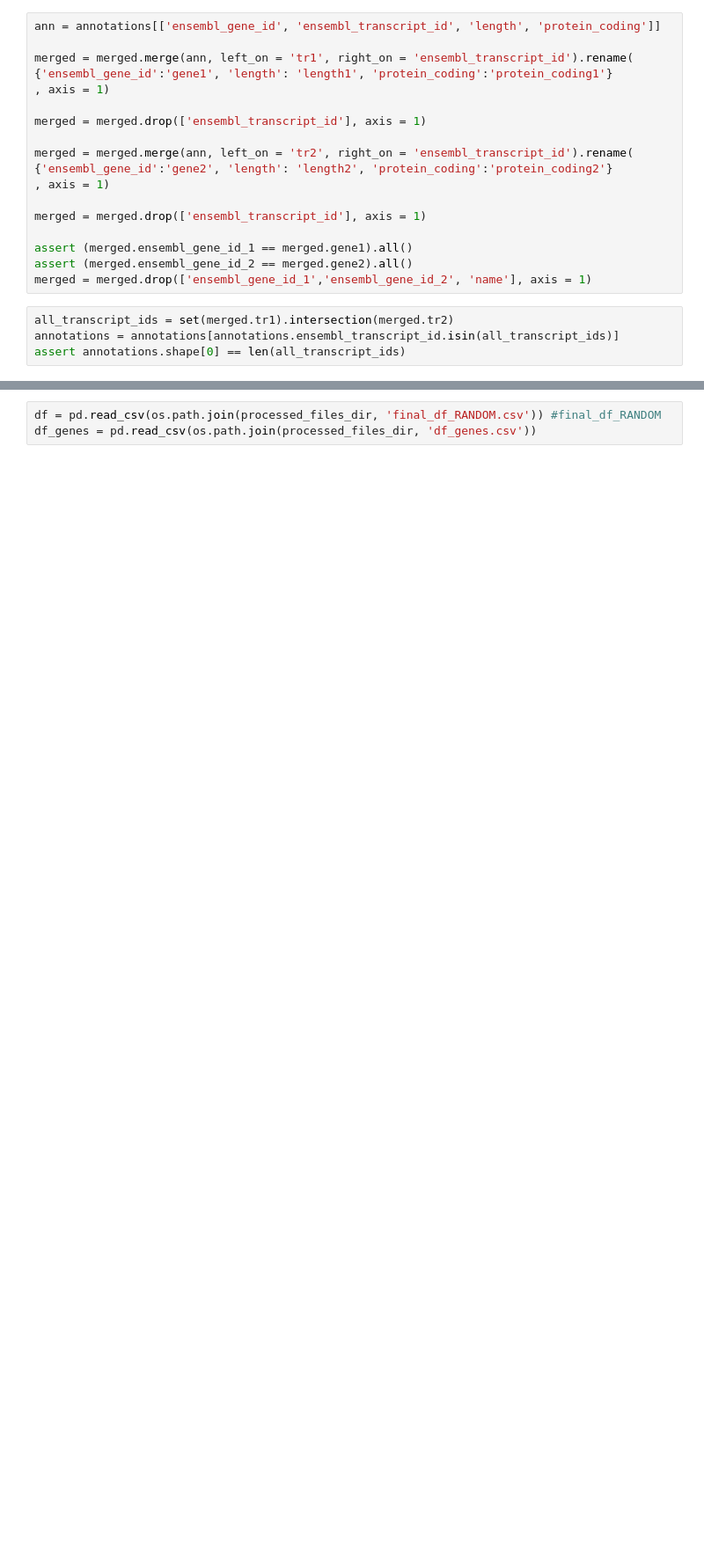
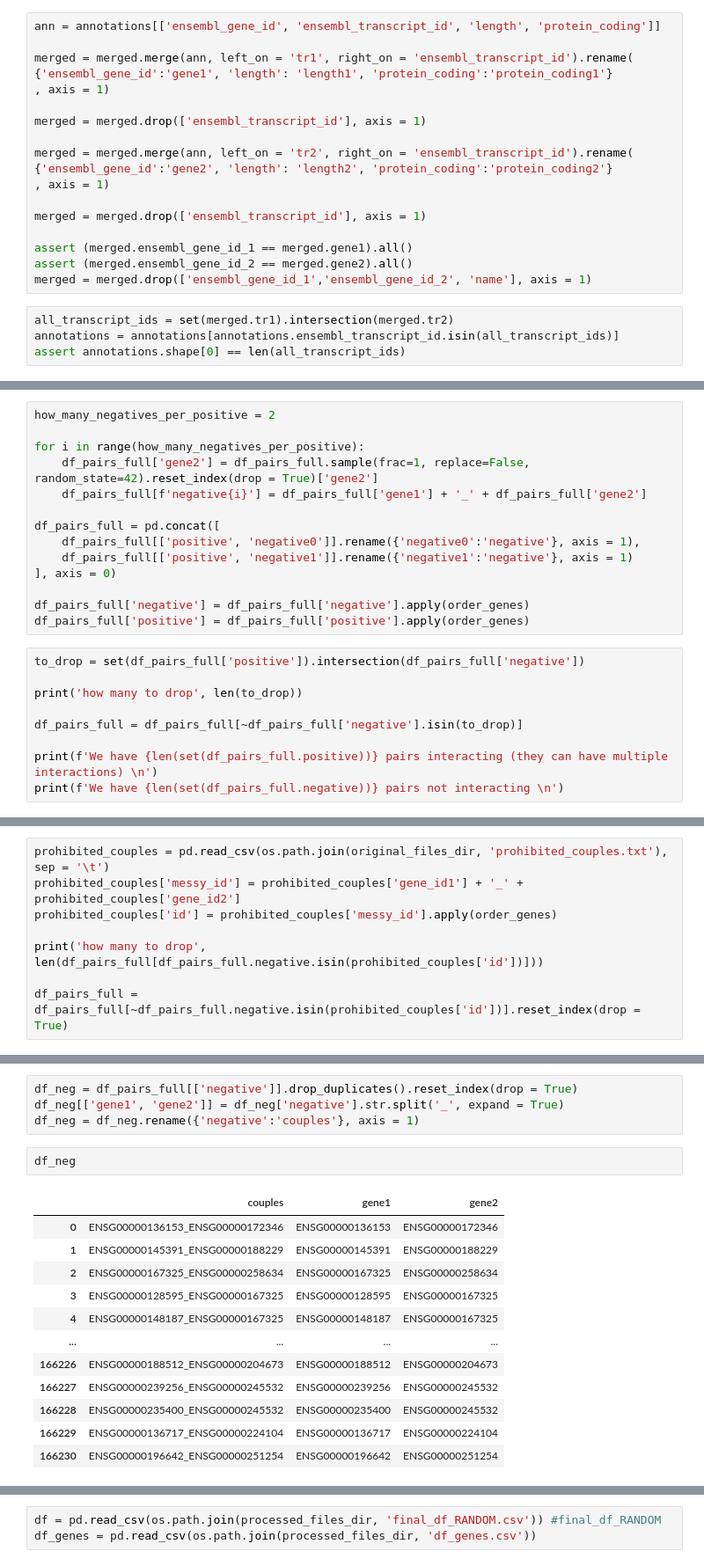
Before and after one commit to giorgiobini/RIME, a Jupyter notebook: src/preprocess_Mario_Ricseq_RANDOM.ipynb, the cells around one changed output, grey strips where cells are left out. Shown at 88% size. Saved outputs shown, nothing was run; the diff lists cells and outputs as text; blank space fills up the shorter version.

```diff
--- a/src/preprocess_Mario_Ricseq_RANDOM.ipynb
+++ b/src/preprocess_Mario_Ricseq_RANDOM.ipynb
@@ -173,0 +205,23 @@ df
+# %%
+how_many_negatives_per_positive = 2
+
+for i in range(how_many_negatives_per_positive):
+    df_pairs_full['gene2'] = df_pairs_full.sample(frac=1, replace=False, random_state=42).reset_index(drop = True)['gene2']
+    df_pairs_full[f'negative{i}'] = df_pairs_full['gene1'] + '_' + df_pairs_full['gene2']
+
+df_pairs_full = pd.concat([
+    df_pairs_full[['positive', 'negative0']].rename({'negative0':'negative'}, axis = 1),
+    df_pairs_full[['positive', 'negative1']].rename({'negative1':'negative'}, axis = 1)
+], axis = 0)
+
+df_pairs_full['negative'] = df_pairs_full['negative'].apply(order_genes)
+df_pairs_full['positive'] = df_pairs_full['positive'].apply(order_genes)
+# %%
+to_drop = set(df_pairs_full['positive']).intersection(df_pairs_full['negative'])
+
+print('how many to drop', len(to_drop))
+
+df_pairs_full = df_pairs_full[~df_pairs_full['negative'].isin(to_drop)]
+
+print(f'We have {len(set(df_pairs_full.positive))} pairs interacting (they can have multiple interactions) \n')
+print(f'We have {len(set(df_pairs_full.negative))} pairs not interacting \n')
@@ -173,0 +235,8 @@ df
+# %%
+prohibited_couples = pd.read_csv(os.path.join(original_files_dir, 'prohibited_couples.txt'), sep = '\t')
+prohibited_couples['messy_id'] = prohibited_couples['gene_id1'] + '_' + prohibited_couples['gene_id2']
+prohibited_couples['id'] = prohibited_couples['messy_id'].apply(order_genes)
+
+print('how many to drop', len(df_pairs_full[df_pairs_full.negative.isin(prohibited_couples['id'])]))
+
+df_pairs_full = df_pairs_full[~df_pairs_full.negative.isin(prohibited_couples['id'])].reset_index(drop = True)
@@ -173,0 +250,19 @@ df
+# %%
+df_neg = df_pairs_full[['negative']].drop_duplicates().reset_index(drop = True)
+df_neg[['gene1', 'gene2']] = df_neg['negative'].str.split('_', expand = True)
+df_neg = df_neg.rename({'negative':'couples'}, axis = 1)
+# %%
+df_neg
+# %% [output]
+|  | couples | gene1 | gene2 |
+| 0 | ENSG00000136153_ENSG00000172346 | ENSG00000136153 | ENSG00000172346 |
+| 1 | ENSG00000145391_ENSG00000188229 | ENSG00000145391 | ENSG00000188229 |
+| 2 | ENSG00000167325_ENSG00000258634 | ENSG00000167325 | ENSG00000258634 |
+| 3 | ENSG00000128595_ENSG00000167325 | ENSG00000128595 | ENSG00000167325 |
+| 4 | ENSG00000148187_ENSG00000167325 | ENSG00000148187 | ENSG00000167325 |
+| ... | ... | ... | ... |
+| 166226 | ENSG00000188512_ENSG00000204673 | ENSG00000188512 | ENSG00000204673 |
+| 166227 | ENSG00000239256_ENSG00000245532 | ENSG00000239256 | ENSG00000245532 |
+| 166228 | ENSG00000235400_ENSG00000245532 | ENSG00000235400 | ENSG00000245532 |
+| 166229 | ENSG00000136717_ENSG00000224104 | ENSG00000136717 | ENSG00000224104 |
+| 166230 | ENSG00000196642_ENSG00000251254 | ENSG00000196642 | ENSG00000251254 |
```
Also changed, not shown: parts of 23 cells of this notebook, 2 other files.
